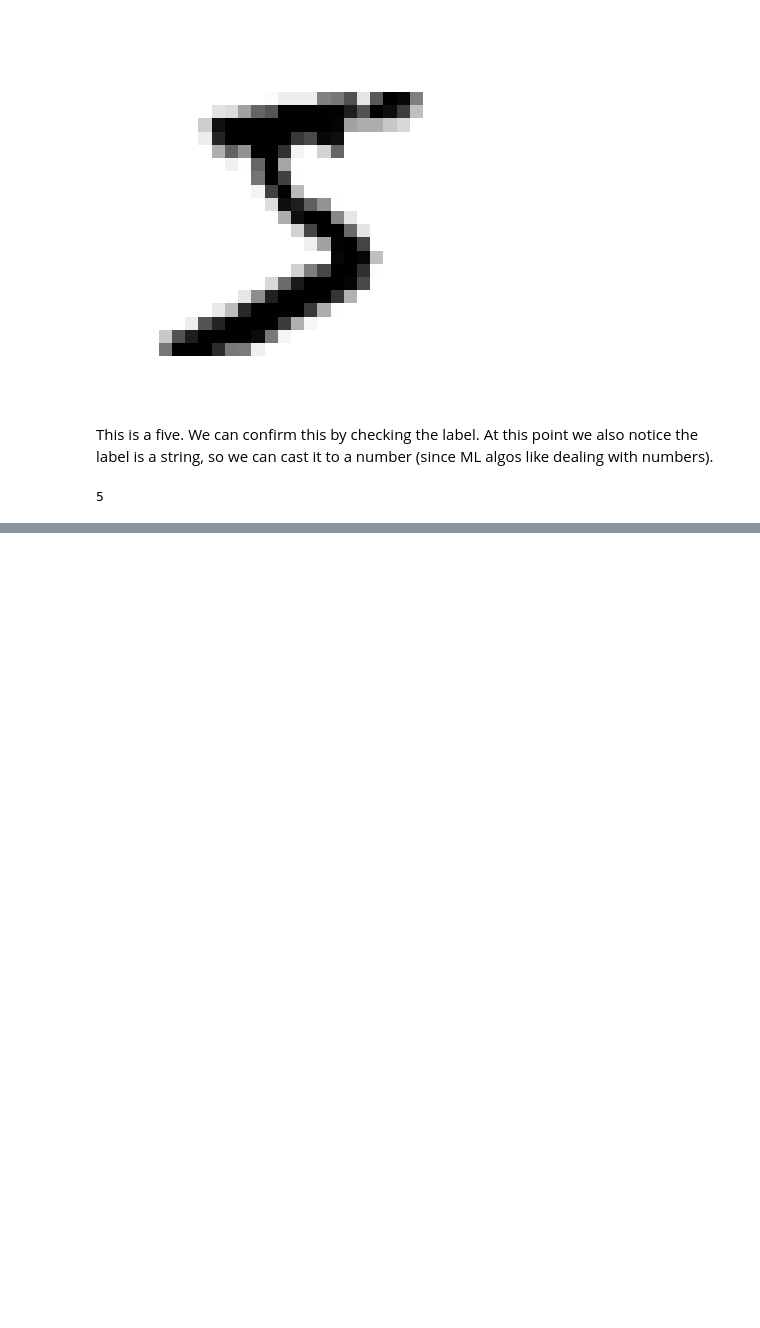
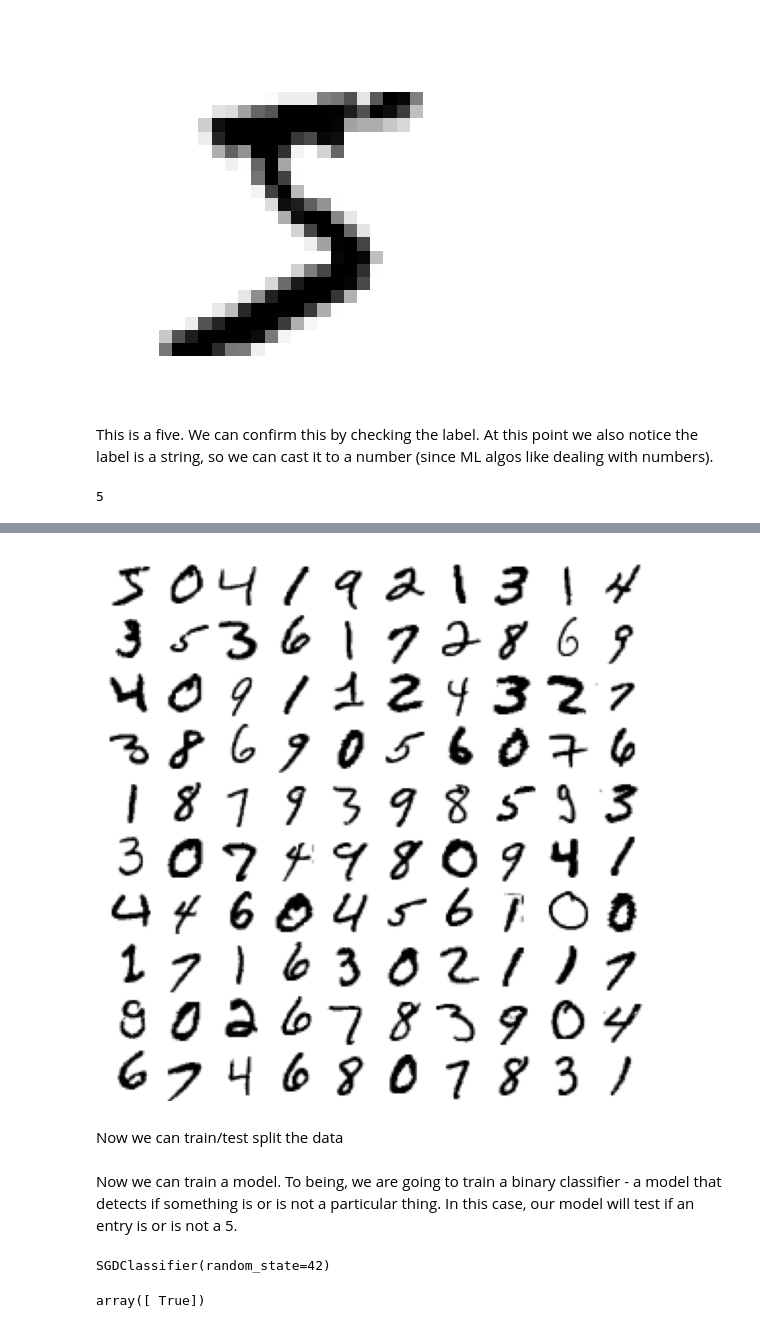
Before and after one commit to alexkato29/Hands-On-Machine-Learning, a Jupyter notebook: Chapter 3/digit-classification.ipynb, the cells around one changed output, grey strips where cells are left out. Cells and saved outputs as stored; diff of their text form; code cells hidden in the pictures; blank space fills up the shorter version.

Commit message:
Trained Binary Classifier

```diff
--- a/Chapter 3/digit-classification.ipynb
+++ b/Chapter 3/digit-classification.ipynb
@@ -39,0 +42,32 @@ y = y.astype(np.uint8)
+# %%
+def plot_digits(instances, images_per_row=10, **options):
+    size = 28
+    images_per_row = min(len(instances), images_per_row)
+    # This is equivalent to n_rows = ceil(len(instances) / images_per_row):
+    n_rows = (len(instances) - 1) // images_per_row + 1
+
+    # Append empty images to fill the end of the grid, if needed:
+    n_empty = n_rows * images_per_row - len(instances)
+    padded_instances = np.concatenate([instances, np.zeros((n_empty, size * size))], axis=0)
+
+    # Reshape the array so it's organized as a grid containing 28×28 images:
+    image_grid = padded_instances.reshape((n_rows, images_per_row, size, size))
+
+    # Combine axes 0 and 2 (vertical image grid axis, and vertical image axis),
+    # and axes 1 and 3 (horizontal axes). We first need to move the axes that we
+    # want to combine next to each other, using transpose(), and only then we
+    # can reshape:
+    big_image = image_grid.transpose(0, 2, 1, 3).reshape(n_rows * size,
+                                                         images_per_row * size)
+    # Now that we have a big image, we just need to show it:
+    plt.imshow(big_image, cmap = mpl.cm.binary, **options)
+    plt.axis("off")
+# %%
+plt.figure(figsize=(9,9))
+example_images = X[:100]
+plot_digits(example_images, images_per_row=10)
+plt.show()
+# %% [output]
+[figure, added]
+# %% [markdown]
+Now we can train/test split the data
@@ -39,0 +76,16 @@ y = y.astype(np.uint8)
+# %% [markdown]
+Now we can train a model. To being, we are going to train a binary classifier - a model that detects if something is or is not a particular thing. In this case, our model will test if an entry is or is not a 5.
+# %%
+from sklearn.linear_model import SGDClassifier
+
+y_train_5 = (y_train == 5)  # This creates a new set of labels that are either 5 or ~5
+y_test = (y_test == 5)  # Does the same thing to the test data
+
+sgd_clf = SGDClassifier(random_state=42)
+sgd_clf.fit(X_train, y_train_5)
+# %% [output]
+SGDClassifier(random_state=42)
+# %%
+sgd_clf.predict([some_digit])  # Recall some_digit is a 5
+# %% [output]
+array([ True])
```
Also changed, not shown: parts of 2 cells of this notebook.
